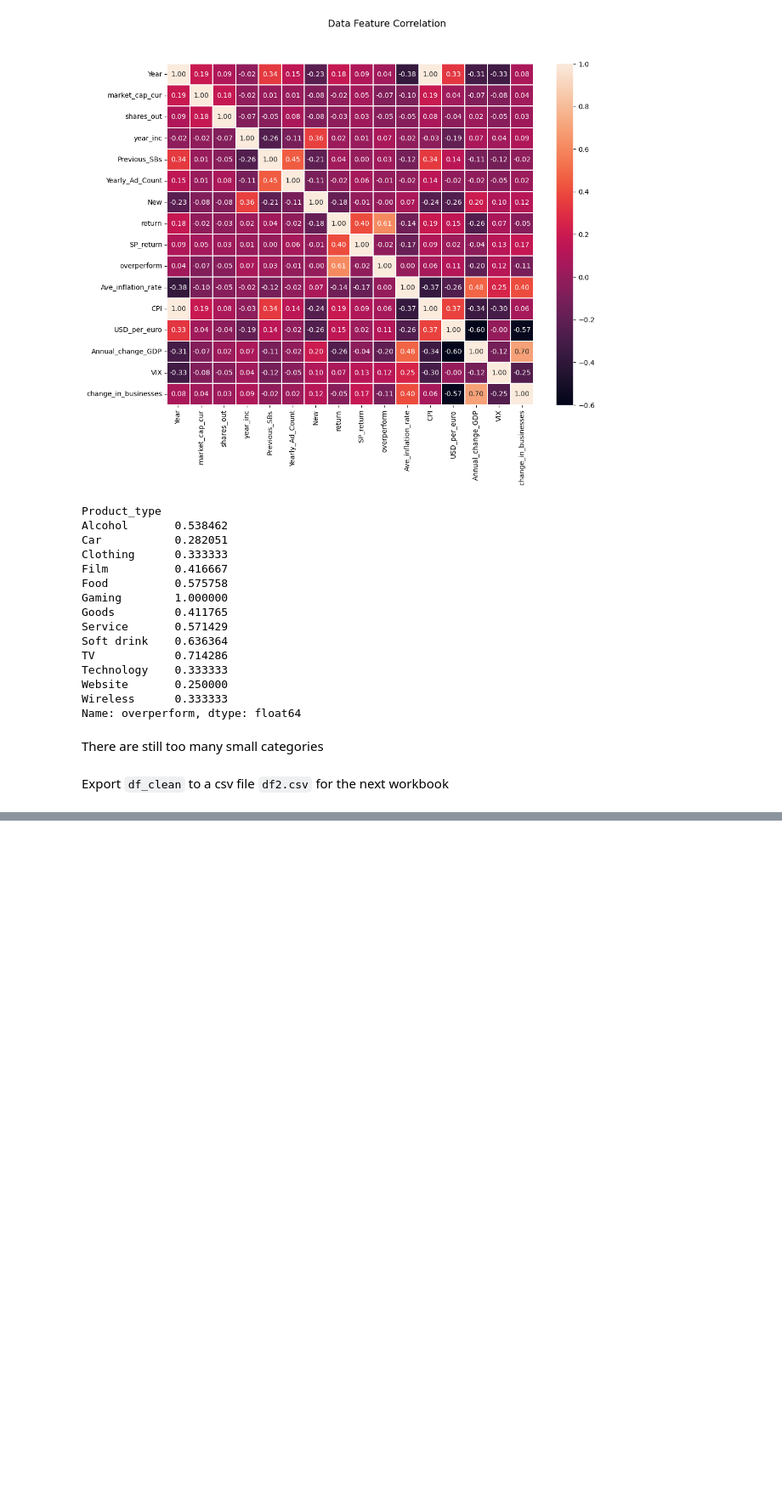
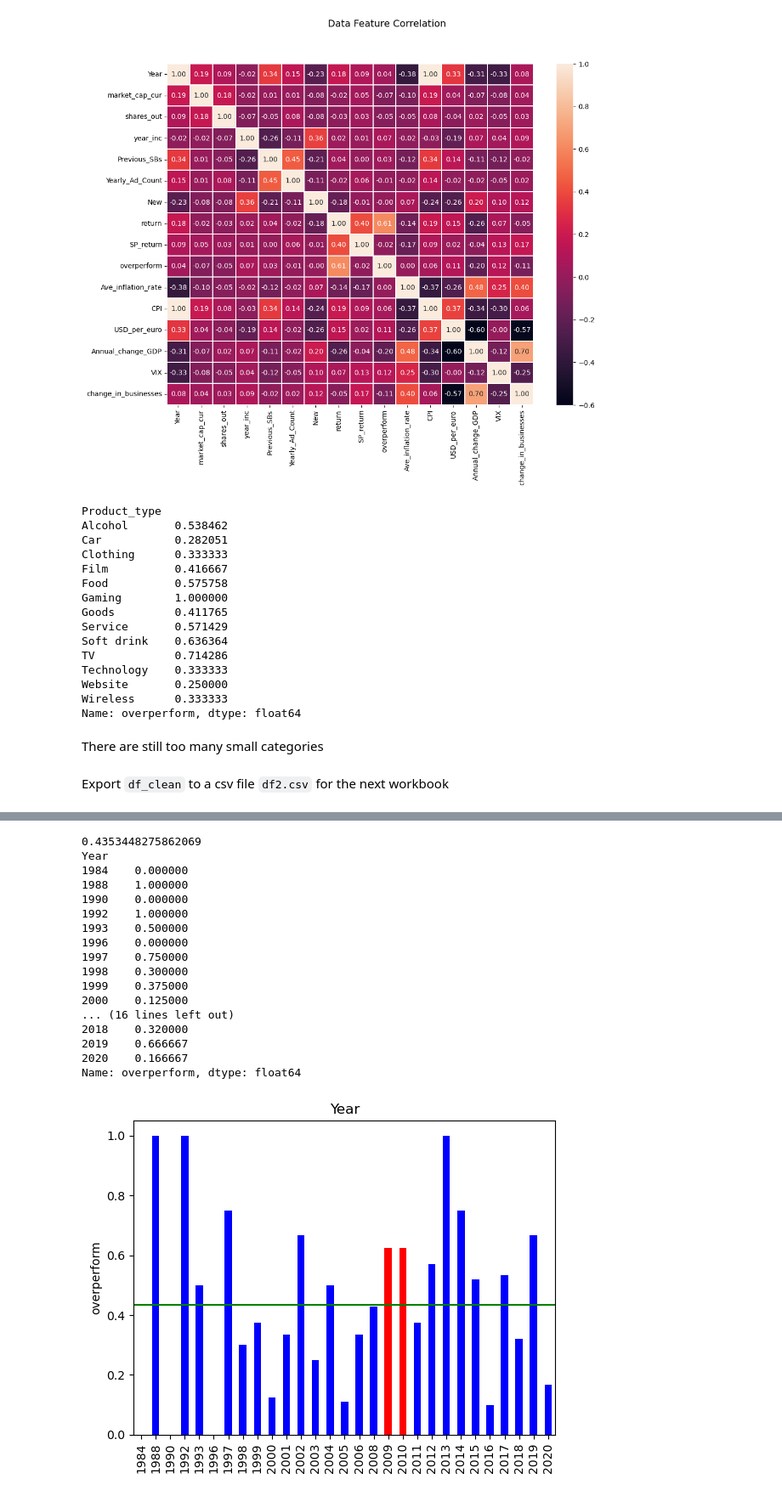
Before and after one commit to mikedshadow/Capstone-2, a Jupyter notebook: Notebooks/Capstone-2-Exploratory-Data-Analysis.ipynb, the cells around one changed output, grey strips where cells are left out. Shown at 85% size. Saved outputs shown, nothing was run; the diff lists cells and outputs as text; code cells hidden in the pictures; blank space fills up the shorter version.

```diff
--- a/Notebooks/Capstone-2-Exploratory-Data-Analysis.ipynb
+++ b/Notebooks/Capstone-2-Exploratory-Data-Analysis.ipynb
@@ -385,0 +443,31 @@ df_clean.to_csv('df2.csv')
+# %%
+print(df_clean['overperform'].mean())
+# Average returns by Product_type
+print(df_clean.groupby('Year')['overperform'].mean())
+# Bar graph of return by Product_type
+df_clean.groupby('Year')['overperform'].mean().plot(kind="bar", color=['b','b','b','b','b','b','b','b','b','b','b','b','b','b','b','b','b','r','r','b','b','b','b','b','b','b','b','b'])
+plt.axhline(y=0.435, color='g', linestyle='-')
+plt.xlabel('')
+plt.ylabel('overperform')
+plt.title('Year')
+plt.xticks(rotation=90)
+plt.show()
+# %% [output]
+0.4353448275862069
+Year
+1984    0.000000
+1988    1.000000
+1990    0.000000
+1992    1.000000
+1993    0.500000
+1996    0.000000
+1997    0.750000
+1998    0.300000
+1999    0.375000
+2000    0.125000
+... (16 lines left out)
+2018    0.320000
+2019    0.666667
+2020    0.166667
+Name: overperform, dtype: float64
+[figure, added]
```
Also changed, not shown: parts of 6 cells of this notebook, 5 other files.
